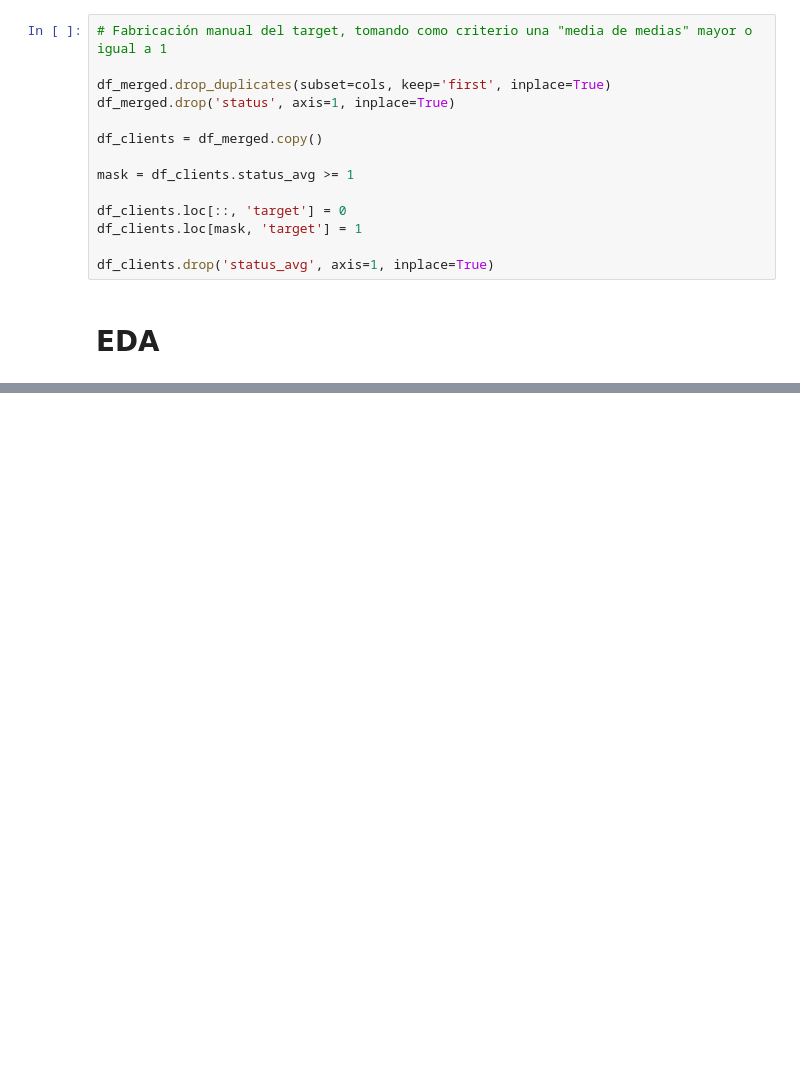
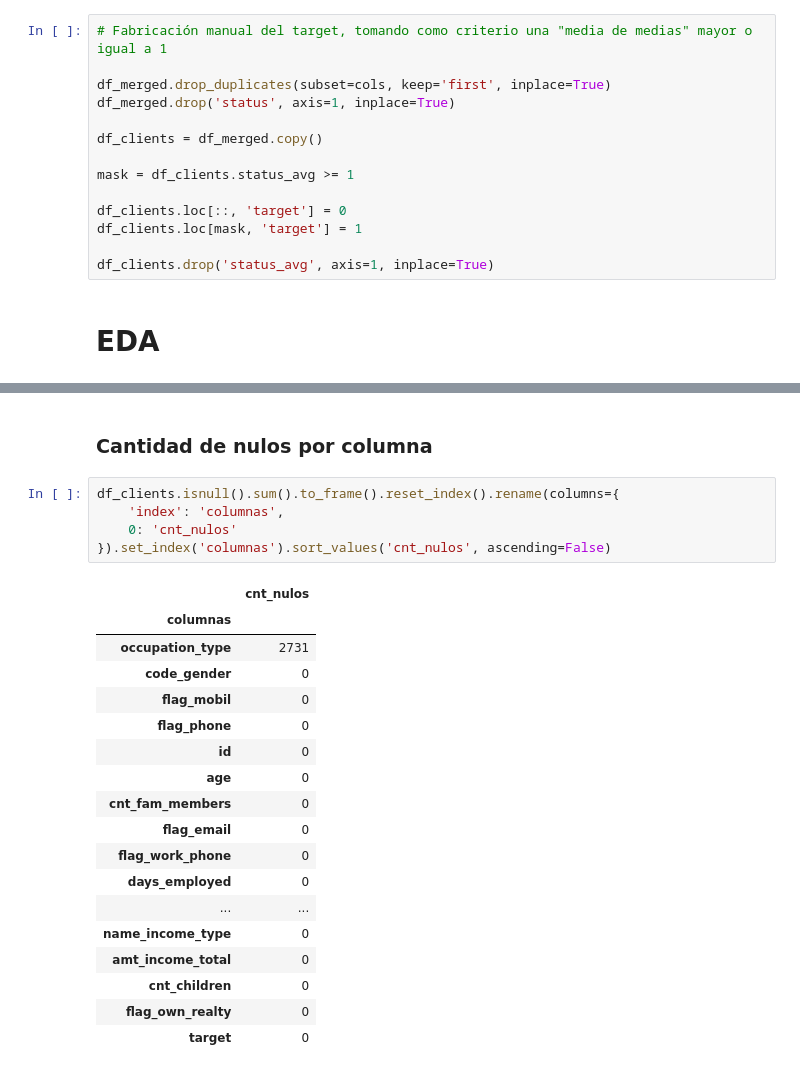
Before and after one commit to AgusTrulli/ML_Grupo_2, a Jupyter notebook: tp1_EDA.ipynb, the cells around one changed output, grey strips where cells are left out. Saved outputs shown, nothing was run; the diff lists cells and outputs as text; blank space fills up the shorter version.

```diff
--- a/tp1_EDA.ipynb
+++ b/tp1_EDA.ipynb
@@ -161,0 +198,26 @@ df_clients.isna().sum().to_frame()
+# %% [markdown]
+### Cantidad de nulos por columna
+# %%
+df_clients.isnull().sum().to_frame().reset_index().rename(columns={
+    'index': 'columnas',
+    0: 'cnt_nulos'
+}).set_index('columnas').sort_values('cnt_nulos', ascending=False)
+# %% [output]
+|  | cnt_nulos |
+| columnas |  |
+| occupation_type | 2731 |
+| code_gender | 0 |
+| flag_mobil | 0 |
+| flag_phone | 0 |
+| id | 0 |
+| age | 0 |
+| cnt_fam_members | 0 |
+| flag_email | 0 |
+| flag_work_phone | 0 |
+| days_employed | 0 |
+| ... | ... |
+| name_income_type | 0 |
+| amt_income_total | 0 |
+| cnt_children | 0 |
+| flag_own_realty | 0 |
+| target | 0 |
```
Also changed, not shown: parts of 45 cells of this notebook.
